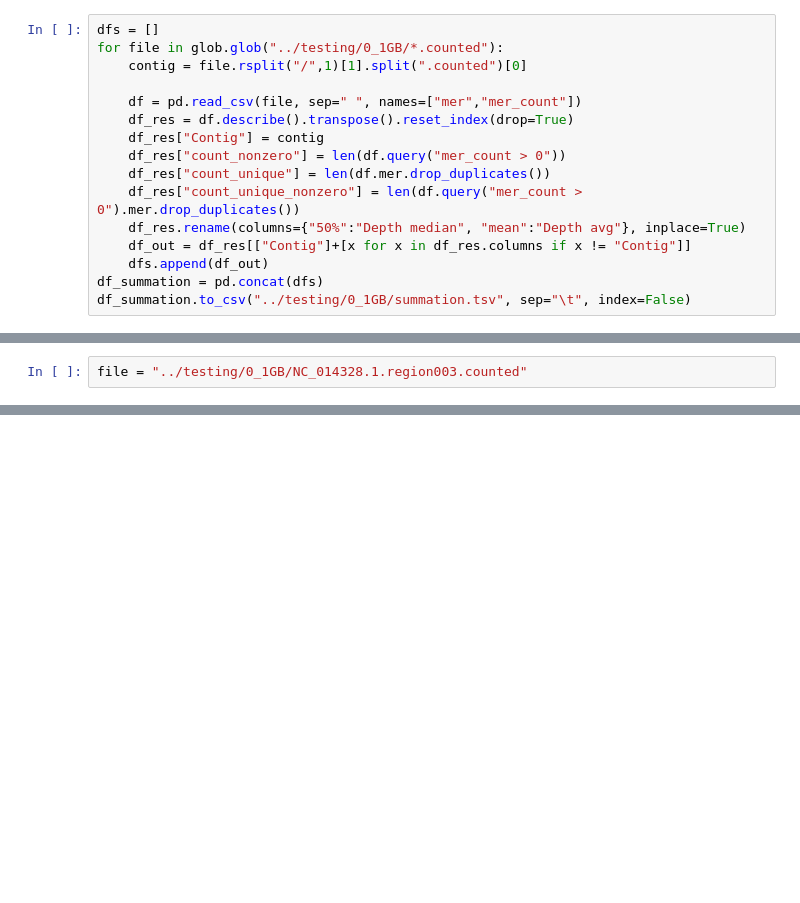
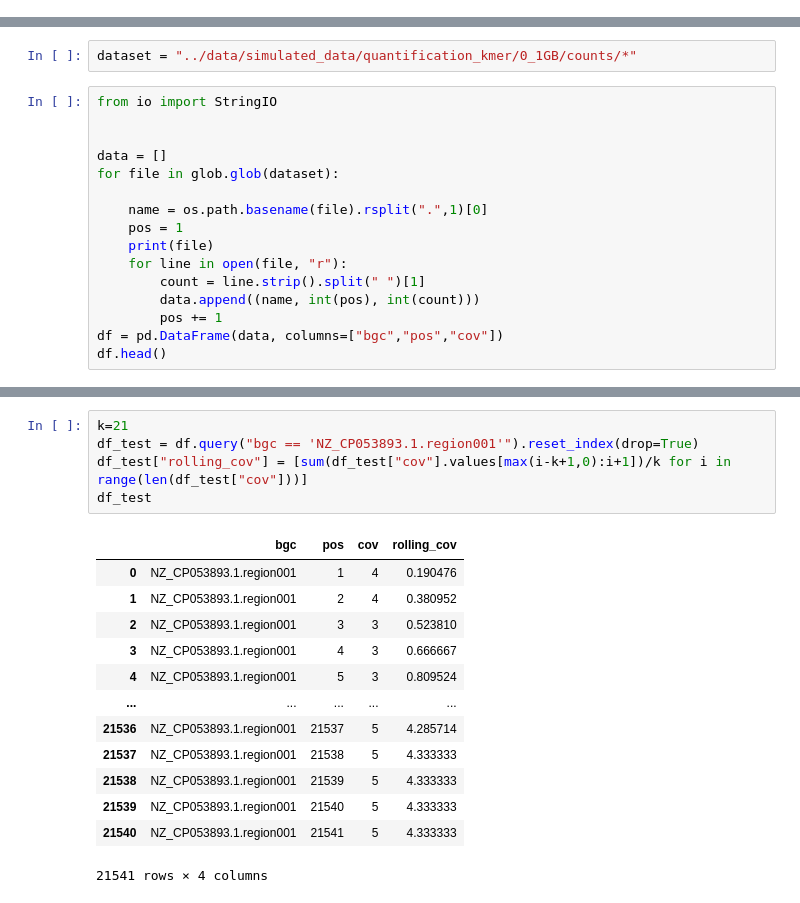
Before and after one commit to HenrikSpiegel/Screener, a Jupyter notebook: notebooks/kmer quant.ipynb, the cells around one changed output, grey strips where cells are left out. Cells and saved outputs as stored; diff of their text form; blank space fills up the shorter version.

```diff
--- a/notebooks/kmer quant.ipynb
+++ b/notebooks/kmer quant.ipynb
@@ -9,16 +0,0 @@ import glob
-# %%
-dfs = []
-for file in glob.glob("../testing/0_1GB/*.counted"):
-    contig = file.rsplit("/",1)[1].split(".counted")[0]
-
-    df = pd.read_csv(file, sep=" ", names=["mer","mer_count"])
-    df_res = df.describe().transpose().reset_index(drop=True)
-    df_res["Contig"] = contig
-    df_res["count_nonzero"] = len(df.query("mer_count > 0"))
-    df_res["count_unique"] = len(df.mer.drop_duplicates())
-    df_res["count_unique_nonzero"] = len(df.query("mer_count > 0").mer.drop_duplicates())
-    df_res.rename(columns={"50%":"Depth median", "mean":"Depth avg"}, inplace=True)
-    df_out = df_res[["Contig"]+[x for x in df_res.columns if x != "Contig"]]
-    dfs.append(df_out)
-df_summation = pd.concat(dfs)
-df_summation.to_csv("../testing/0_1GB/summation.tsv", sep="\t", index=False)
@@ -41,2 +0,0 @@ df
-# %%
-file = "../testing/0_1GB/NC_014328.1.region003.counted"
@@ -114,0 +13,18 @@ fig.add_trace(
+# %%
+dataset = "../data/simulated_data/quantification_kmer/0_1GB/counts/*"
+# %%
+from io import StringIO
+
+
+data = []
+for file in glob.glob(dataset):
+
+    name = os.path.basename(file).rsplit(".",1)[0]
+    pos = 1
+    print(file)
+    for line in open(file, "r"):
+        count = line.strip().split(" ")[1]
+        data.append((name, int(pos), int(count)))
+        pos += 1
+df = pd.DataFrame(data, columns=["bgc","pos","cov"])
+df.head()
@@ -114,0 +166,19 @@ fig.add_trace(
+# %%
+k=21
+df_test = df.query("bgc == 'NZ_CP053893.1.region001'").reset_index(drop=True)
+df_test["rolling_cov"] = [sum(df_test["cov"].values[max(i-k+1,0):i+1])/k for i in range(len(df_test["cov"]))]
+df_test
+# %% [output]
+|  | bgc | pos | cov | rolling_cov |
+| 0 | NZ_CP053893.1.region001 | 1 | 4 | 0.190476 |
+| 1 | NZ_CP053893.1.region001 | 2 | 4 | 0.380952 |
+| 2 | NZ_CP053893.1.region001 | 3 | 3 | 0.523810 |
+| 3 | NZ_CP053893.1.region001 | 4 | 3 | 0.666667 |
+| 4 | NZ_CP053893.1.region001 | 5 | 3 | 0.809524 |
+| ... | ... | ... | ... | ... |
+| 21536 | NZ_CP053893.1.region001 | 21537 | 5 | 4.285714 |
+| 21537 | NZ_CP053893.1.region001 | 21538 | 5 | 4.333333 |
+| 21538 | NZ_CP053893.1.region001 | 21539 | 5 | 4.333333 |
+| 21539 | NZ_CP053893.1.region001 | 21540 | 5 | 4.333333 |
+| 21540 | NZ_CP053893.1.region001 | 21541 | 5 | 4.333333 |
+21541 rows × 4 columns
```
Also changed, not shown: parts of 40 cells of this notebook, 9 other files.
